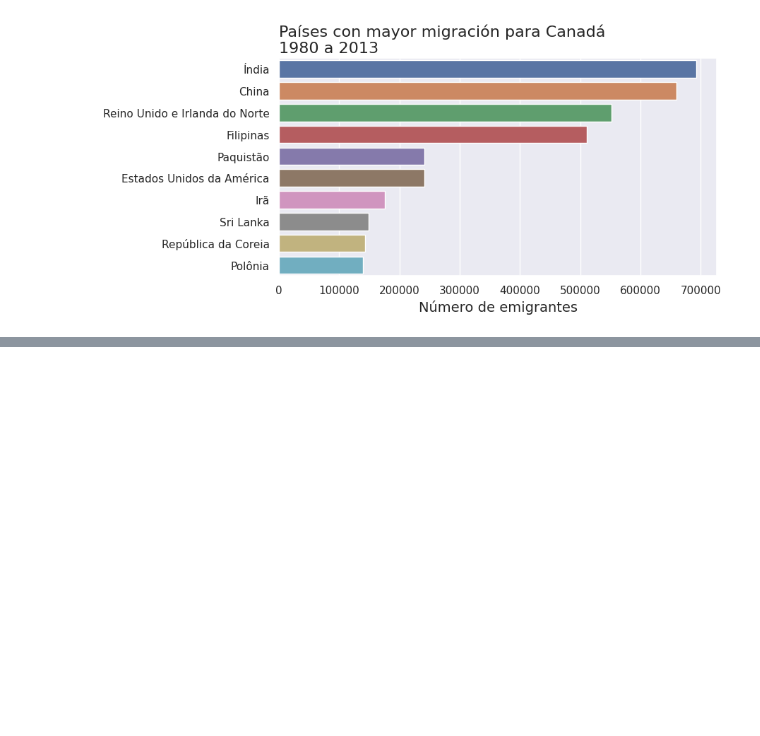
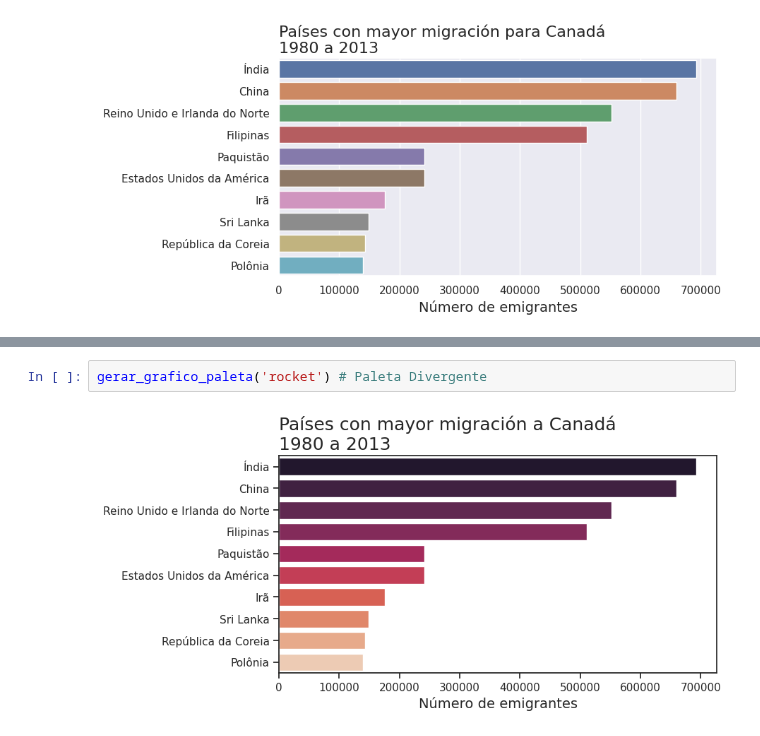
Before and after one commit to ygor-github/data_visualization, a Jupyter notebook: Aula.ipynb, the cells around one changed output, grey strips where cells are left out. Drawn from its saved outputs; the diff is of its cells as text; blank space fills up the shorter version.

```diff
--- a/Aula.ipynb
+++ b/Aula.ipynb
@@ -781,0 +801,4 @@ plt.show()
+# %%
+gerar_grafico_paleta('rocket') # Paleta Divergente
+# %% [output]
+[figure, added]
```
Also changed, not shown: parts of 12 cells of this notebook, 1 other file.
